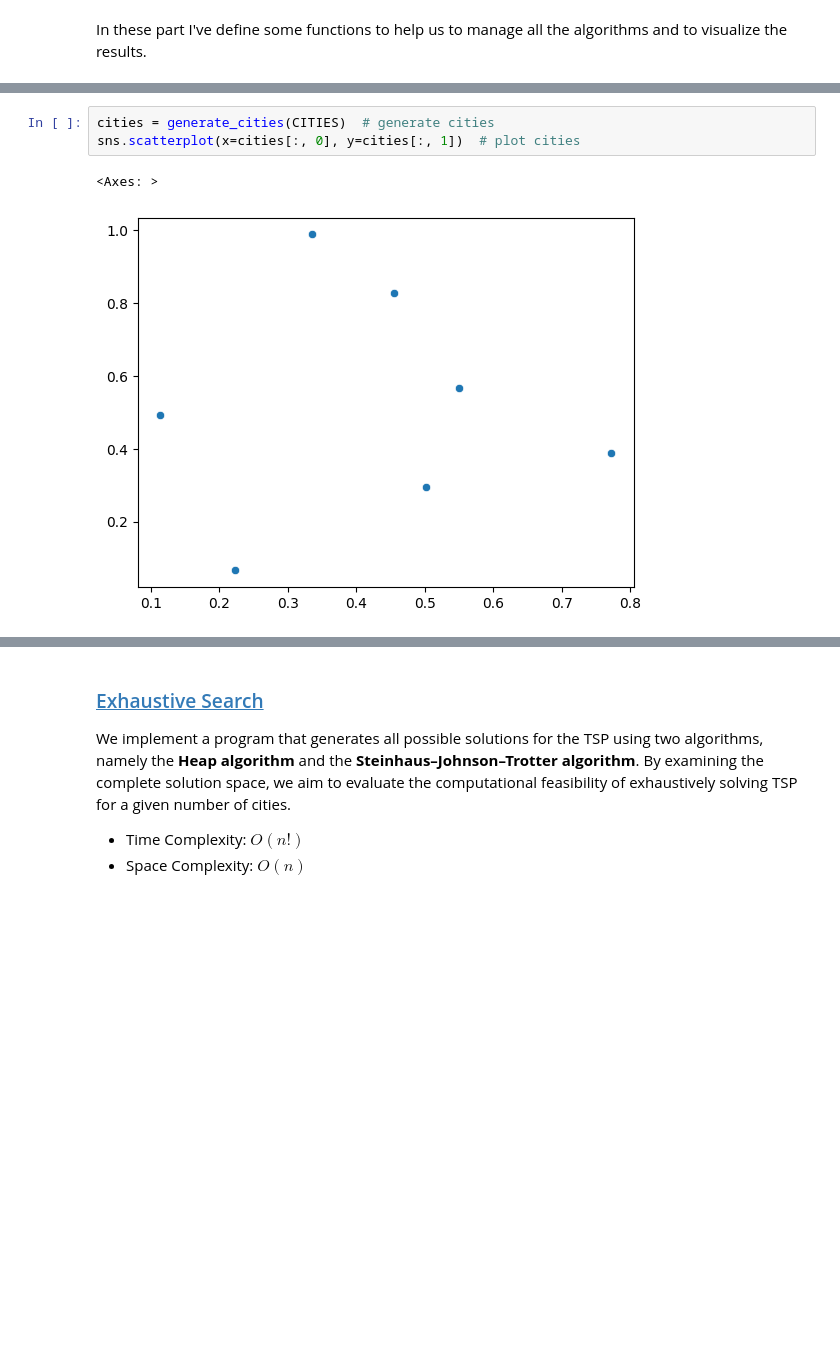
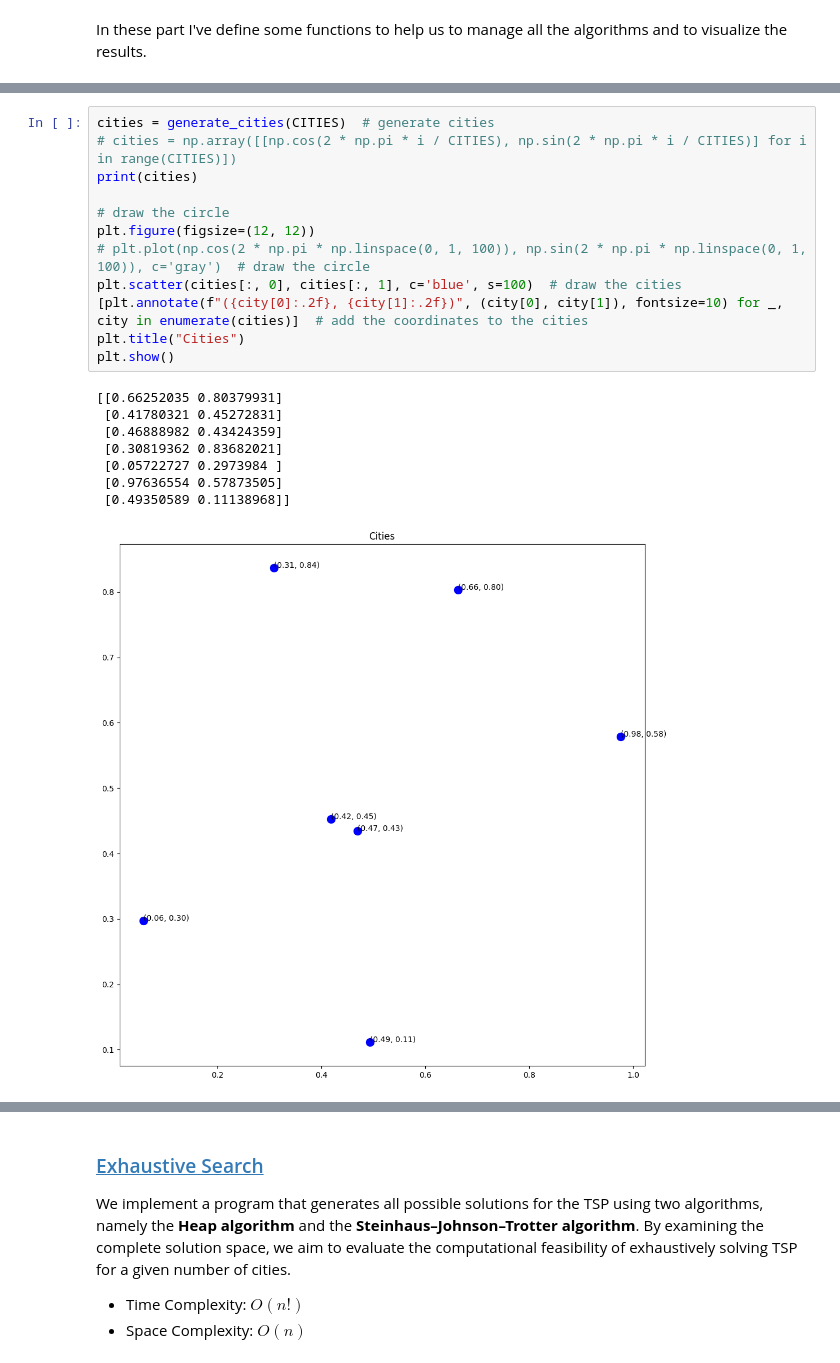
Before and after one commit to Yrrrrrf/artificial_intelligence, a Jupyter notebook: projects/tsp_genetic_algorithms/traveling_salesman_problem.ipynb, the cells around one changed output, grey strips where cells are left out. Drawn from its saved outputs; the diff is of its cells as text; blank space fills up the shorter version.

```diff
--- a/projects/tsp_genetic_algorithms/traveling_salesman_problem.ipynb
+++ b/projects/tsp_genetic_algorithms/traveling_salesman_problem.ipynb
@@ -109,9 +97,24 @@ def plot_fitness(fitness: np.ndarray) -> None:
-# %%
-cities = generate_cities(CITIES)  # generate cities
-sns.scatterplot(x=cities[:, 0], y=cities[:, 1])  # plot cities
-# %% [output]
-<Axes: >
-[figure, removed]
+# %%
+cities = generate_cities(CITIES)  # generate cities
+# cities = np.array([[np.cos(2 * np.pi * i / CITIES), np.sin(2 * np.pi * i / CITIES)] for i in range(CITIES)])
+print(cities)
+
+# draw the circle
+plt.figure(figsize=(12, 12))
+# plt.plot(np.cos(2 * np.pi * np.linspace(0, 1, 100)), np.sin(2 * np.pi * np.linspace(0, 1, 100)), c='gray')  # draw the circle
+plt.scatter(cities[:, 0], cities[:, 1], c='blue', s=100)  # draw the cities
+[plt.annotate(f"({city[0]:.2f}, {city[1]:.2f})", (city[0], city[1]), fontsize=10) for _, city in enumerate(cities)]  # add the coordinates to the cities
+plt.title("Cities")
+plt.show()
+# %% [output]
+[[0.66252035 0.80379931]
+ [0.41780321 0.45272831]
+ [0.46888982 0.43424359]
+ [0.30819362 0.83682021]
+ [0.05722727 0.2973984 ]
+ [0.97636554 0.57873505]
+ [0.49350589 0.11138968]]
+[figure, added]
 # %%
 distances = np.zeros((CITIES, CITIES))
 for i in range(CITIES):
```
Also changed, not shown: parts of 18 cells of this notebook, 2 other files.
